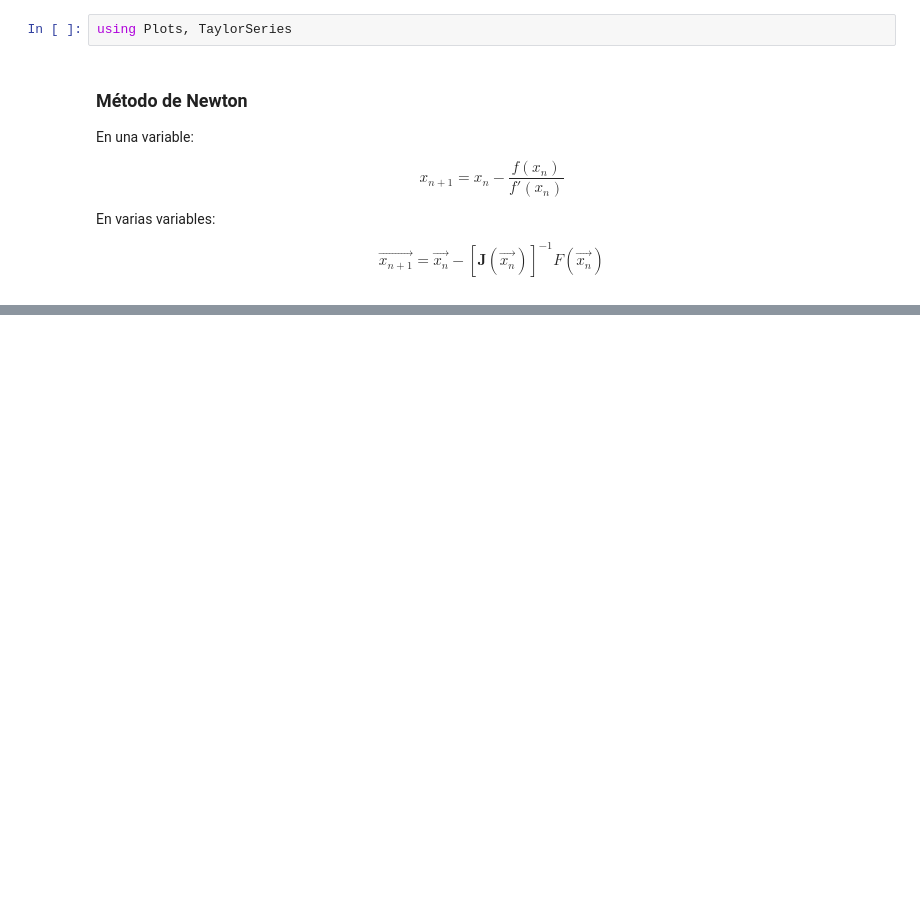
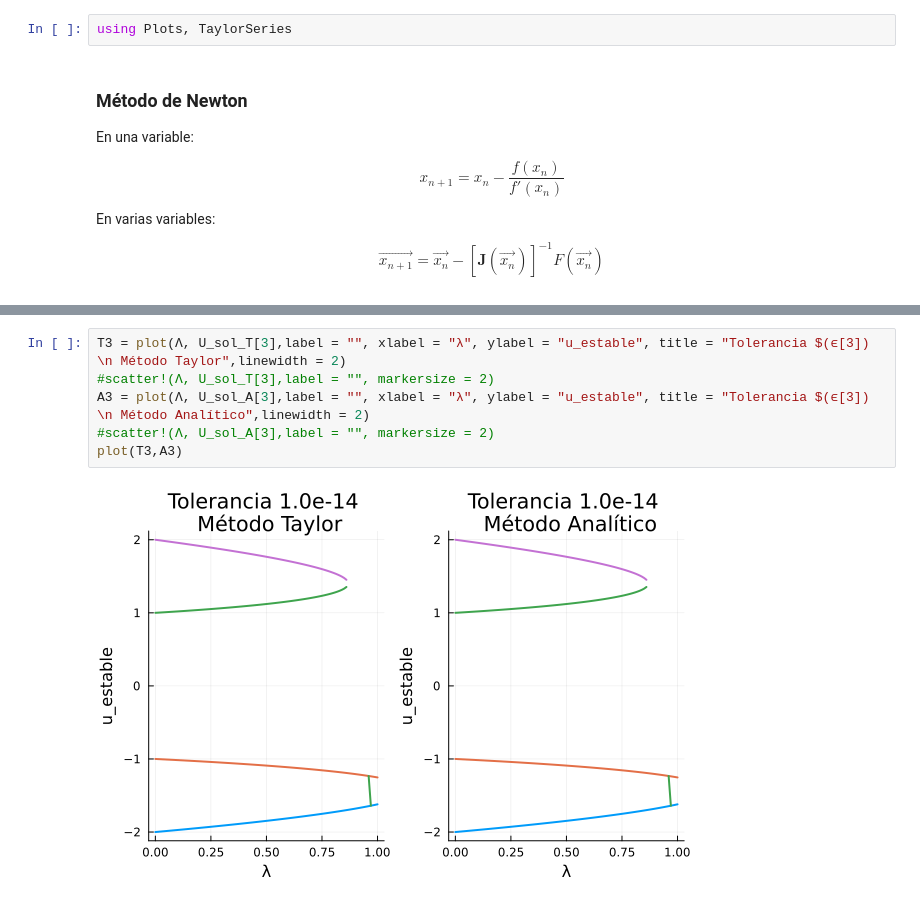
Before and after one commit to LeosEquation/SSFC2024, a Jupyter notebook: MN.ipynb, the cells around one changed output, grey strips where cells are left out. Saved outputs shown, nothing was run; the diff lists cells and outputs as text; blank space fills up the shorter version.

```diff
--- a/MN.ipynb
+++ b/MN.ipynb
@@ -16,0 +258,8 @@ $$g(u,\lambda) = (u^{2} -1)(u^{2}-4) + \lambda u^{2} e^{u/10}$$
+# %%
+T3 = plot(Λ, U_sol_T[3],label = "", xlabel = "λ", ylabel = "u_estable", title = "Tolerancia $(ϵ[3]) \n Método Taylor",linewidth = 2)
+#scatter!(Λ, U_sol_T[3],label = "", markersize = 2)
+A3 = plot(Λ, U_sol_A[3],label = "", xlabel = "λ", ylabel = "u_estable", title = "Tolerancia $(ϵ[3]) \n Método Analítico",linewidth = 2)
+#scatter!(Λ, U_sol_A[3],label = "", markersize = 2)
+plot(T3,A3)
+# %% [output]
+[figure, added]
```
Also changed, not shown: parts of 25 cells of this notebook.
